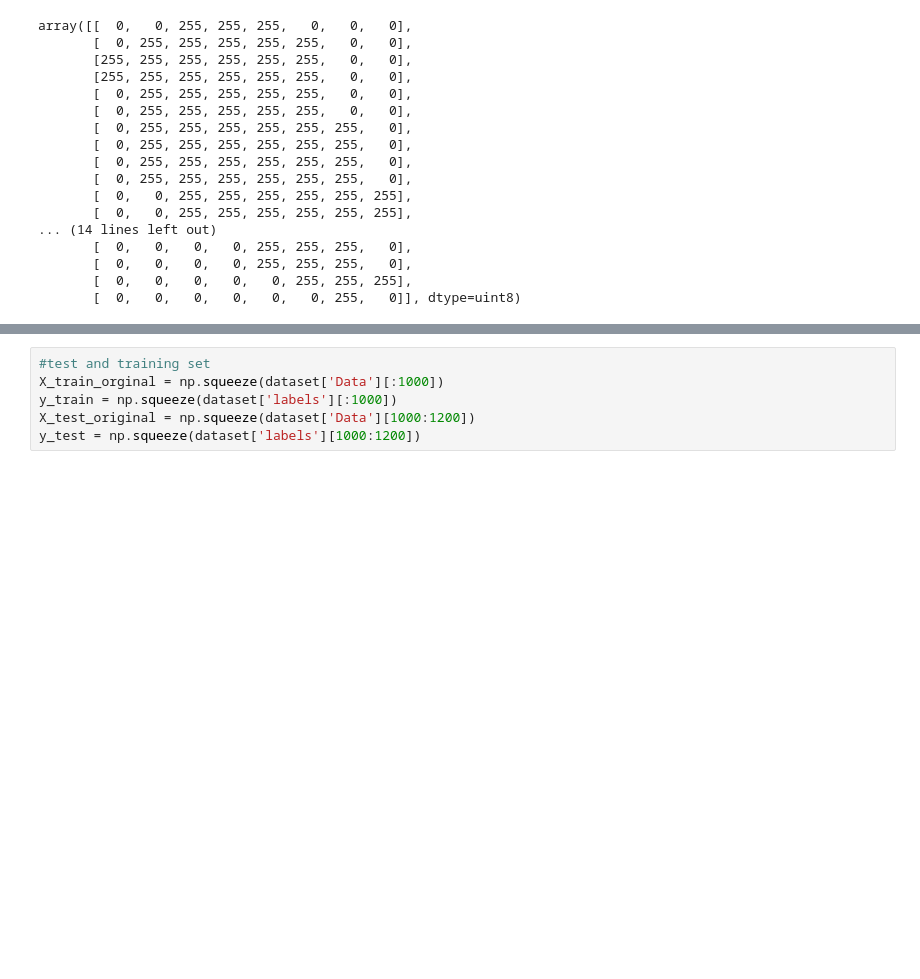
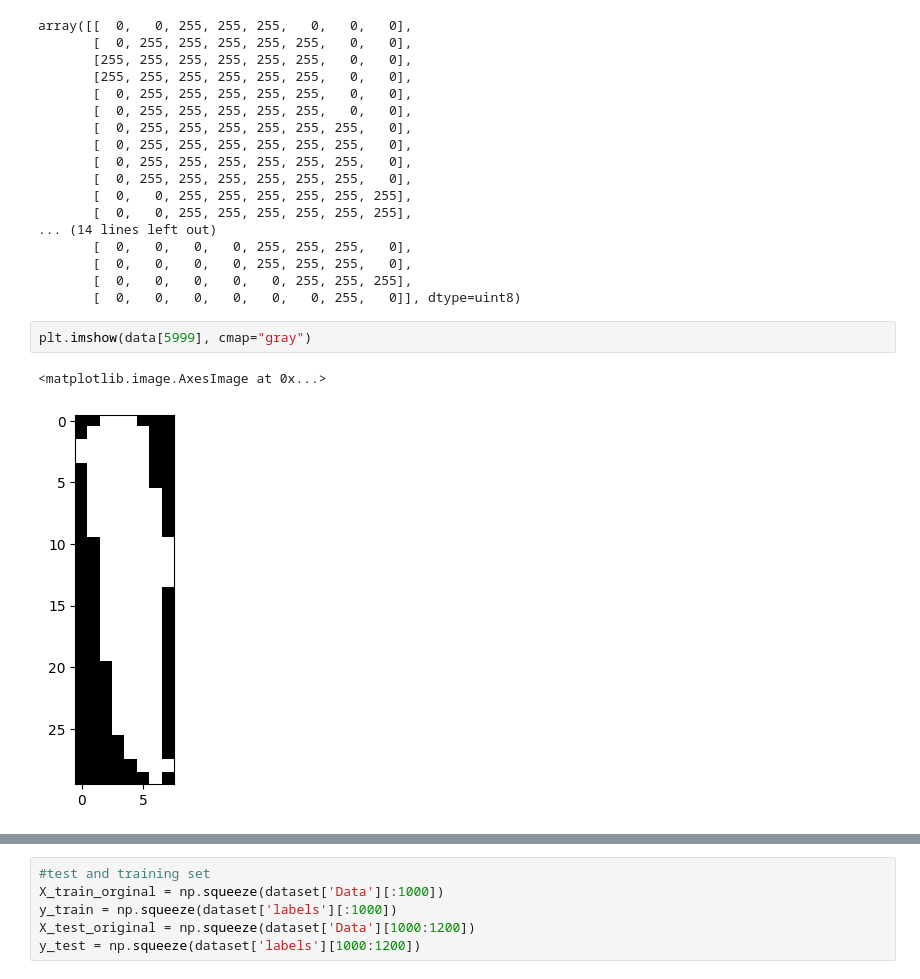
Before and after one commit to BehrangHaghdoust/ExpenseTracker, a Jupyter notebook: 03-persian-digit-dataset.ipynb, the cells around one changed output, grey strips where cells are left out. Cells and saved outputs as stored; diff of their text form; blank space fills up the shorter version.

Commit message:
Created using Colab/data,labels,input / 17:00

```diff
--- a/03-persian-digit-dataset.ipynb
+++ b/03-persian-digit-dataset.ipynb
@@ -176,3 +179,8 @@ array([[  0,   0, 255, 255, 255,   0,   0,   0],
        [  0,   0,   0,   0, 255, 255, 255,   0],
        [  0,   0,   0,   0,   0, 255, 255, 255],
        [  0,   0,   0,   0,   0,   0, 255,   0]], dtype=uint8)
+# %%
+plt.imshow(data[5999], cmap="gray")
+# %% [output]
+<matplotlib.image.AxesImage at 0x...>
+[figure, added]
```
Also changed, not shown: parts of 6 cells of this notebook.
